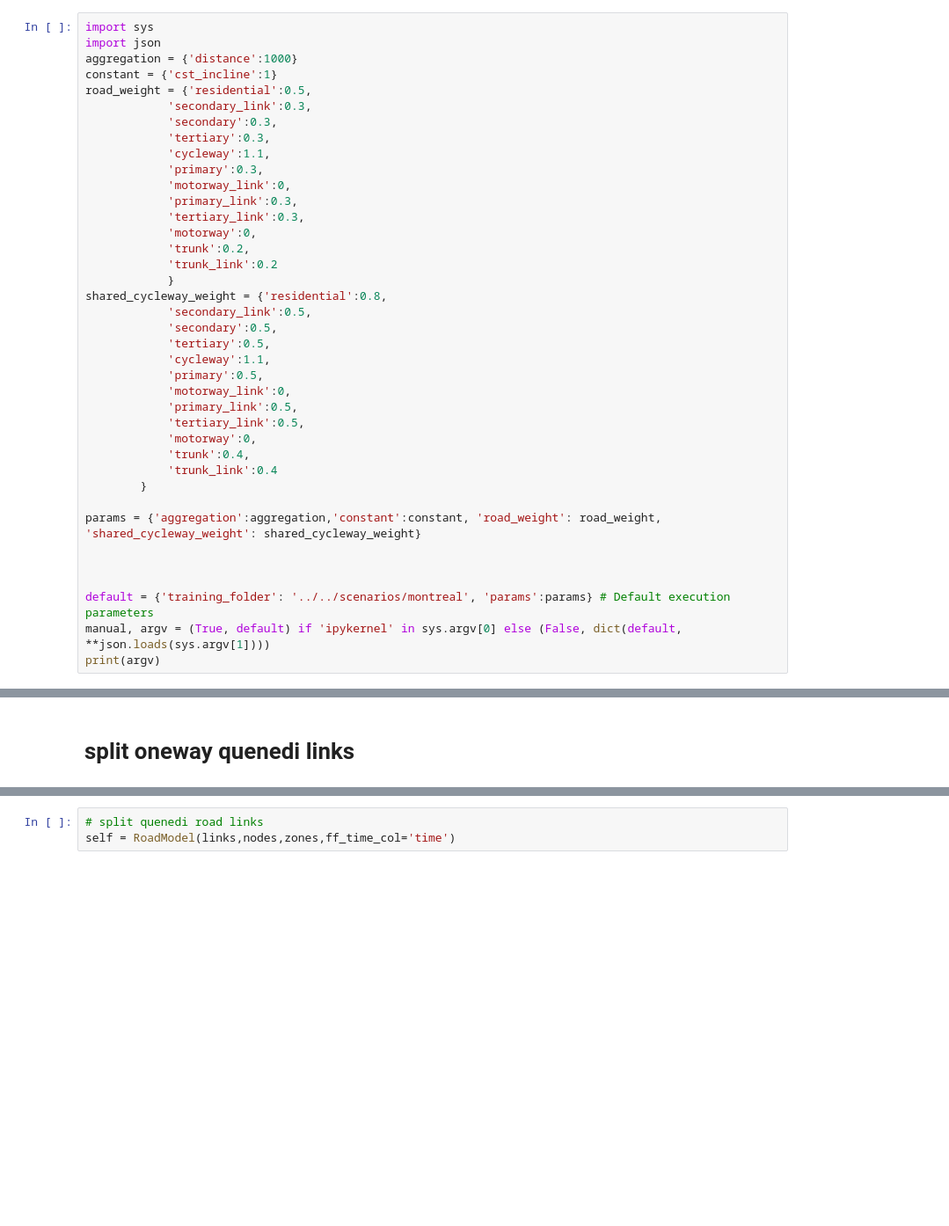
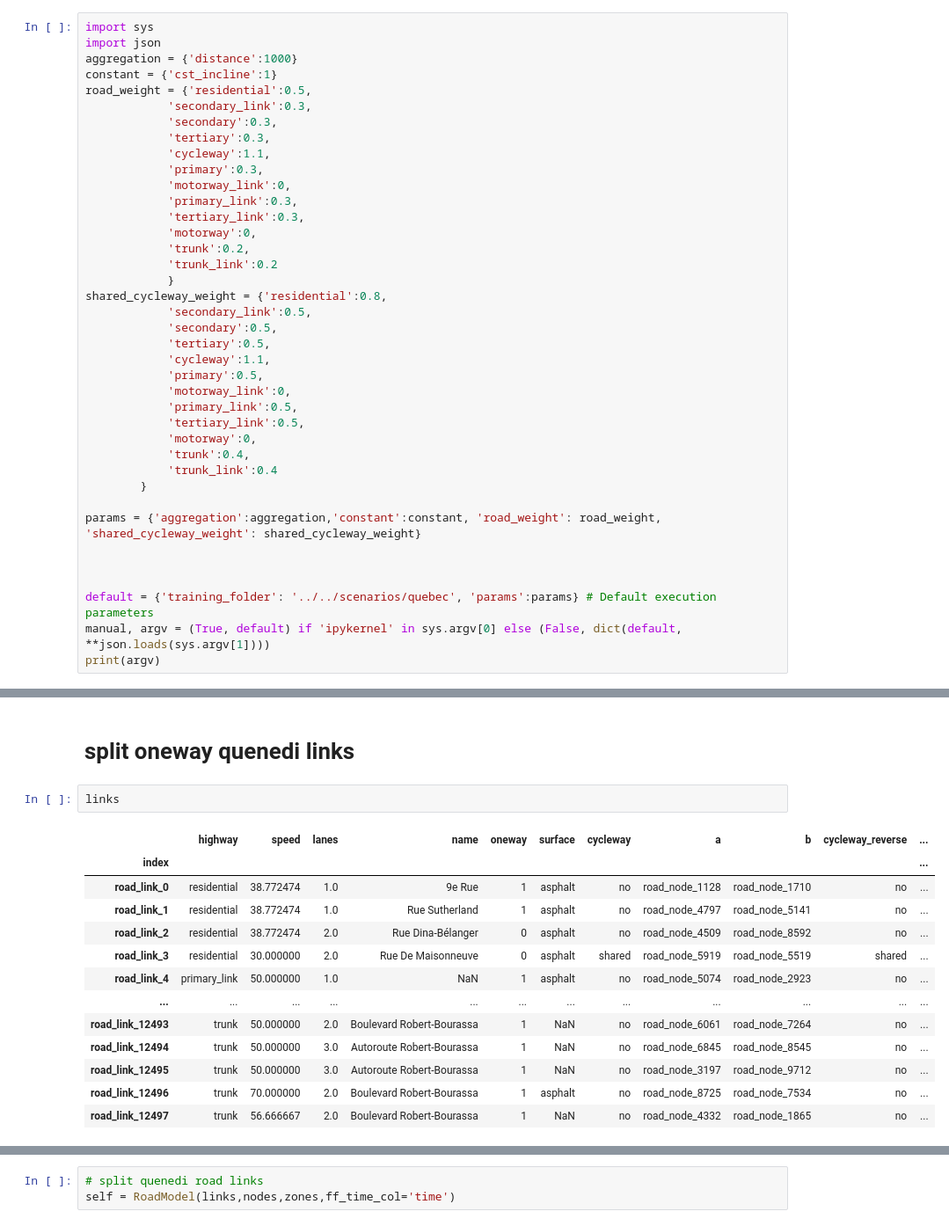
Before and after one commit to systragroup/quetzal_cyclops, a Jupyter notebook: notebooks/2_model/cyclops_model.ipynb, the cells around one changed output, grey strips where cells are left out. Shown at 88% size. Saved outputs shown, nothing was run; the diff lists cells and outputs as text; blank space fills up the shorter version.

```diff
--- a/notebooks/2_model/cyclops_model.ipynb
+++ b/notebooks/2_model/cyclops_model.ipynb
@@ -34,7 +34,7 @@ params = {'aggregation':aggregation,'constant':constant, 'road_weight': road_wei
 
 
 
-default = {'training_folder': '../../scenarios/montreal', 'params':params} # Default execution parameters
+default = {'training_folder': '../../scenarios/quebec', 'params':params} # Default execution parameters
 manual, argv = (True, default) if 'ipykernel' in sys.argv[0] else (False, dict(default, **json.loads(sys.argv[1])))
 print(argv)
 # %% [output]
@@ -220,3 +222,19 @@ def create_zones_from_nodes(nodes,num_zones=200):
 "\ndef create_zones_from_nodes(nodes,num_zones=200):\n    nodes['x'] = nodes['geometry'].apply(lambda p:p.x)\n    nodes['y'] = nodes['geometry'].apply(lambda p:p.y)\n    cluster = KMeans(n_clusters=nu ...
 # %% [markdown]
 # split oneway quenedi links
+# %%
+links
+# %% [output]
+|  | highway | speed | lanes | name | oneway | surface | cycleway | a | b | cycleway_reverse | ... |
+| index |  |  |  |  |  |  |  |  |  |  | ... |
+| road_link_0 | residential | 38.772474 | 1.0 | 9e Rue | 1 | asphalt | no | road_node_1128 | road_node_1710 | no | ... |
+| road_link_1 | residential | 38.772474 | 1.0 | Rue Sutherland | 1 | asphalt | no | road_node_4797 | road_node_5141 | no | ... |
+| road_link_2 | residential | 38.772474 | 2.0 | Rue Dina-Bélanger | 0 | asphalt | no | road_node_4509 | road_node_8592 | no | ... |
+| road_link_3 | residential | 30.000000 | 2.0 | Rue De Maisonneuve | 0 | asphalt | shared | road_node_5919 | road_node_5519 | shared | ... |
+| road_link_4 | primary_link | 50.000000 | 1.0 | NaN | 1 | asphalt | no | road_node_5074 | road_node_2923 | no | ... |
+| ... | ... | ... | ... | ... | ... | ... | ... | ... | ... | ... | ... |
+| road_link_12493 | trunk | 50.000000 | 2.0 | Boulevard Robert-Bourassa | 1 | NaN | no | road_node_6061 | road_node_7264 | no | ... |
+| road_link_12494 | trunk | 50.000000 | 3.0 | Autoroute Robert-Bourassa | 1 | NaN | no | road_node_6845 | road_node_8545 | no | ... |
+| road_link_12495 | trunk | 50.000000 | 3.0 | Autoroute Robert-Bourassa | 1 | NaN | no | road_node_3197 | road_node_9712 | no | ... |
+| road_link_12496 | trunk | 70.000000 | 2.0 | Boulevard Robert-Bourassa | 1 | asphalt | no | road_node_8725 | road_node_7534 | no | ... |
+| road_link_12497 | trunk | 56.666667 | 2.0 | Boulevard Robert-Bourassa | 1 | NaN | no | road_node_4332 | road_node_1865 | no | ... |
```
Also changed, not shown: parts of 62 cells of this notebook, 3 other files.
